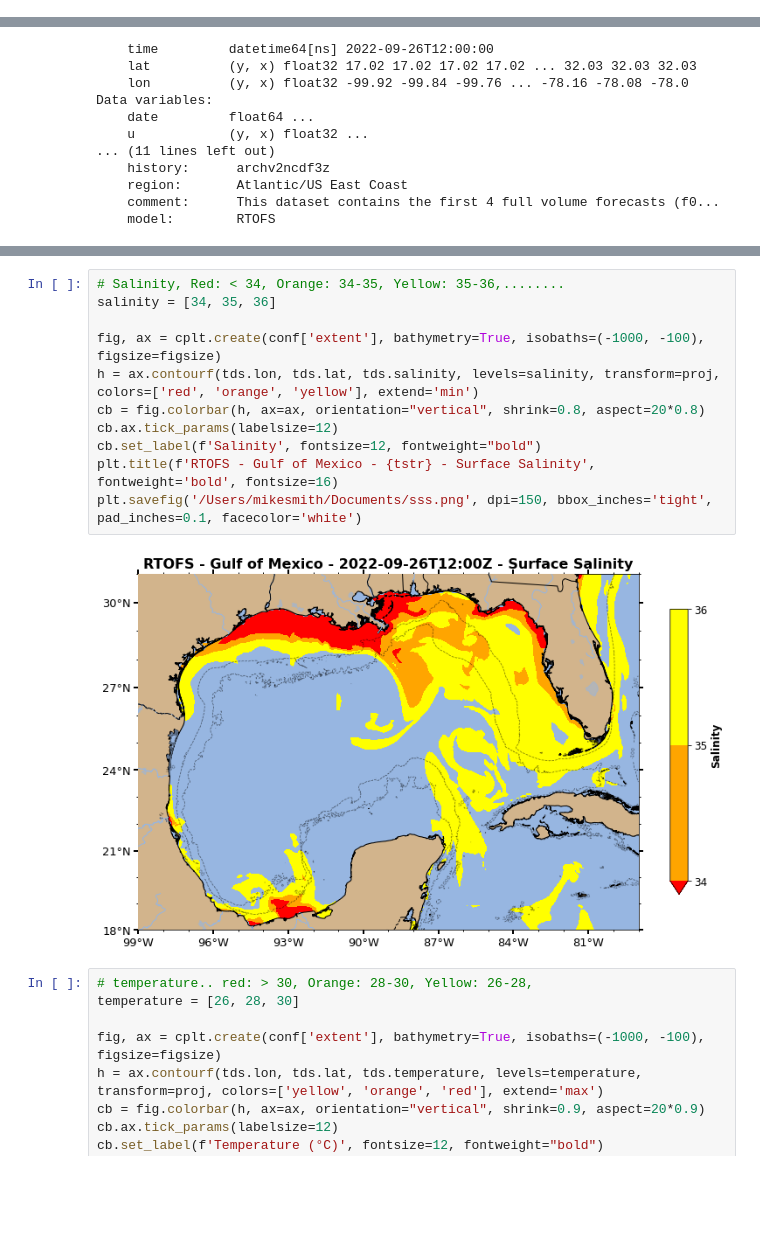
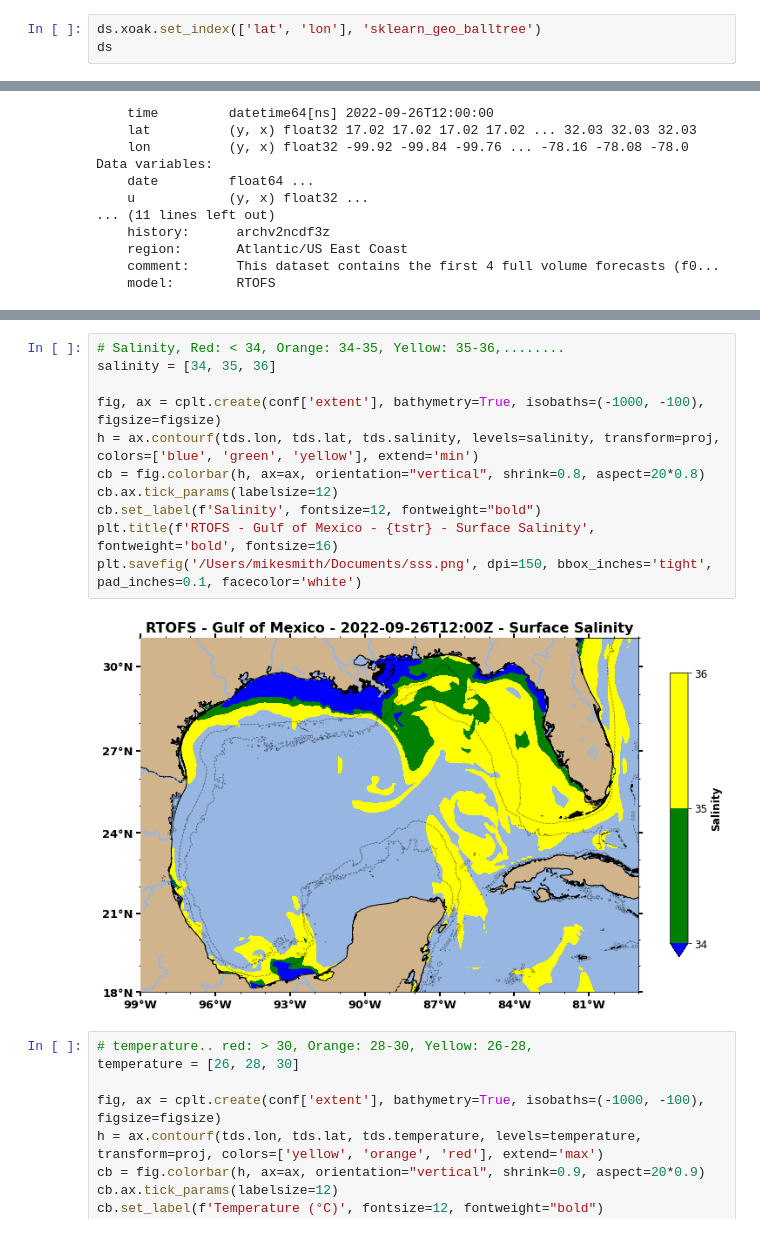
Before and after one commit to rucool/ioos_model_comparisons, a Jupyter notebook: notebooks/Untitled2.ipynb, the cells around one changed output, grey strips where cells are left out. Drawn from its saved outputs; the diff is of its cells as text; blank space fills up the shorter version.

```diff
--- a/notebooks/Untitled2.ipynb
+++ b/notebooks/Untitled2.ipynb
@@ -5,0 +46,3 @@ ds = rtofs()
+# %%
+ds.xoak.set_index(['lat', 'lon'], 'sklearn_geo_balltree')
+ds
@@ -113,16 +184,16 @@ Data variables:
 # %%
 # Salinity, Red: < 34, Orange: 34-35, Yellow: 35-36,........
 salinity = [34, 35, 36]
 
 fig, ax = cplt.create(conf['extent'], bathymetry=True, isobaths=(-1000, -100), figsize=figsize)
-h = ax.contourf(tds.lon, tds.lat, tds.salinity, levels=salinity, transform=proj, colors=['red', 'orange', 'yellow'], extend='min')
+h = ax.contourf(tds.lon, tds.lat, tds.salinity, levels=salinity, transform=proj, colors=['blue', 'green', 'yellow'], extend='min')
 cb = fig.colorbar(h, ax=ax, orientation="vertical", shrink=0.8, aspect=20*0.8)
 cb.ax.tick_params(labelsize=12)
 cb.set_label(f'Salinity', fontsize=12, fontweight="bold")
 plt.title(f'RTOFS - Gulf of Mexico - {tstr} - Surface Salinity', fontweight='bold', fontsize=16)
 plt.savefig('/Users/mikesmith/Documents/sss.png', dpi=150, bbox_inches='tight', pad_inches=0.1, facecolor='white')
 # %% [output]
-[figure, old version]
+[figure, new version]
 # %%
 # temperature.. red: > 30, Orange: 28-30, Yellow: 26-28,
 temperature = [26, 28, 30]
```
Also changed, not shown: parts of 9 cells of this notebook, 2 other files.
